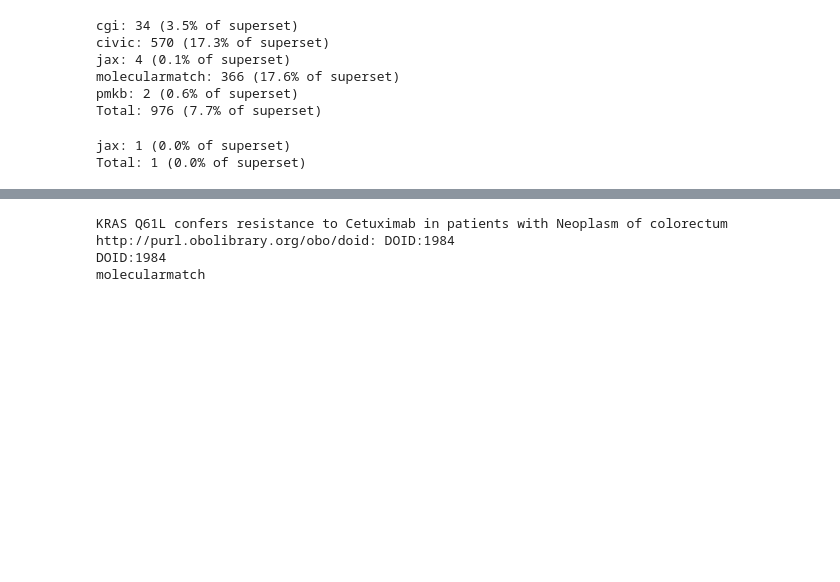
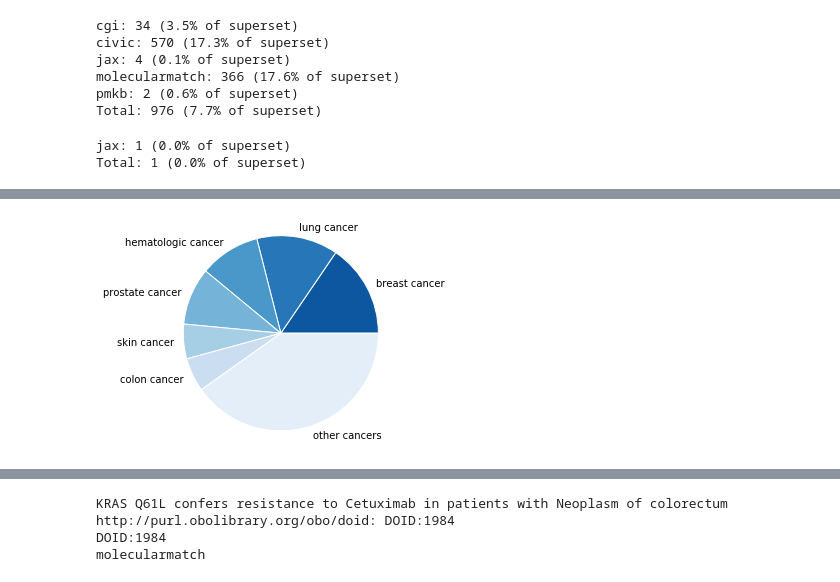
Before and after one commit to ahwagner/vicckb, a Jupyter notebook: figures.ipynb, the cells around one changed output, grey strips where cells are left out. Saved outputs shown, nothing was run; the diff lists cells and outputs as text; code cells hidden in the pictures; blank space fills up the shorter version.

```diff
--- a/figures.ipynb
+++ b/figures.ipynb
@@ -462,9 +465,13 @@ len(unique_features)
 # %%
 # This is a computationally expensive operation (~1 minute for the 2800 searches). Could be sped up through indexed searching.
 
-feature_hits = dict()
-for feature in unique_features:
-    feature_hits[feature] = core_vdb.search_features(genomic_feature=feature)
+# feature_hits = dict()
+# for feature in unique_features:
+#     feature_hits[feature] = core_vdb.search_by_feature(genomic_feature=feature)
+
+# New method
+
+feature_hits = core_vdb.search_by_features(genomic_features=unique_features)
 # %%
 ranking = viccdb.ViccDb.MATCH_RANKING
 hits_by_type = Counter()
@@ -1025,6 +1020,8 @@ def select_by_percent(counter, percent=5):
     s = sum(counter.values())
     out = Counter()
     for k, v in counter.most_common(len(counter)):
+        if k == "DOID:162":
+            continue
         p = v/s
         if p*100 < percent:
             break
@@ -1077,0 +1069,5 @@ mortality_group_sizes = spaced_counts([3], p)
+# %%
+incidence_group_names = [id_to_name[x] for x in prevalent_incidence] + ['other cancers']
+incidence_group_sizes = list(prevalent_incidence.values()) + [
+                            sum(incidence_by_topnode.values()) - sum(prevalent_incidence.values())
+                        ]
@@ -1077,0 +1107,22 @@ mortality_group_sizes = spaced_counts([3], p)
+# %%
+colors = [
+    blues(.85),
+    blues(.75 * 5/6 + .1),
+    blues(.75 * 4/6 + .1),
+    blues(.75 * 3/6 + .1),
+    blues(.75 * 2/6 + .1),
+    blues(.75 * 1/6 + .1),
+    blues(.1)
+]
+
+fig1, ax1 = plt.subplots()
+pie, _ = ax1.pie(incidence_group_sizes, colors=colors, radius=RADIUS,
+        labels=incidence_group_names)
+
+ax1.axis('equal')
+plt.setp(pie, edgecolor='white')
+
+plt.savefig(str(FIGPATH / 'disease_incidence.pdf'))
+plt.show()
+# %% [output]
+[figure, added]
```
Also changed, not shown: parts of 10 cells of this notebook, 2 other files.
